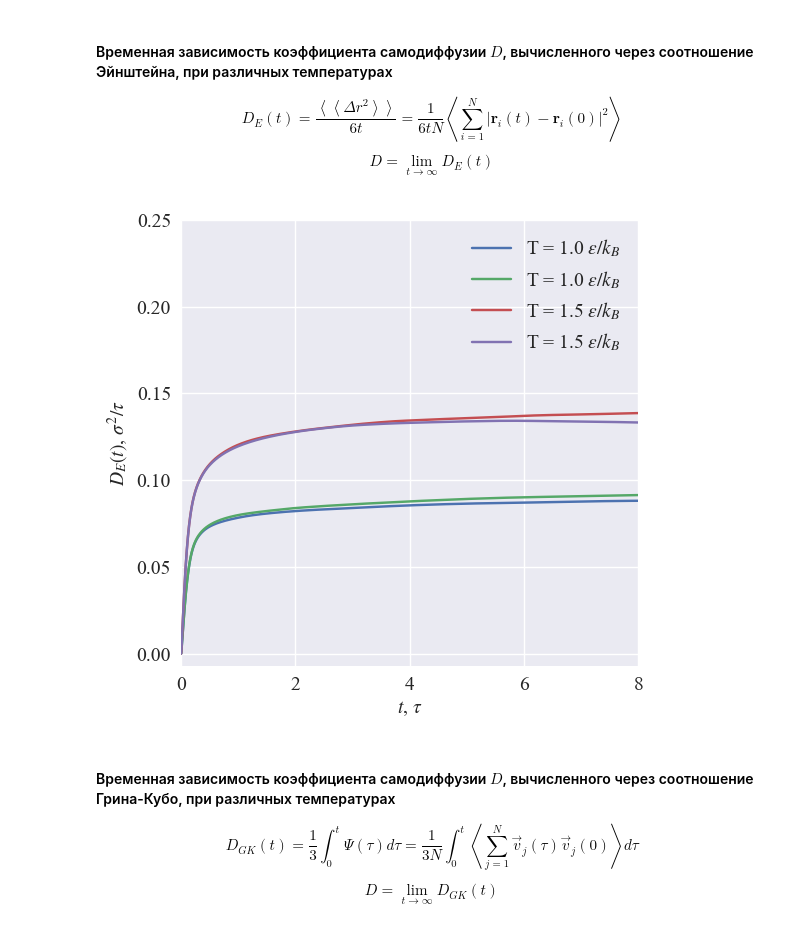
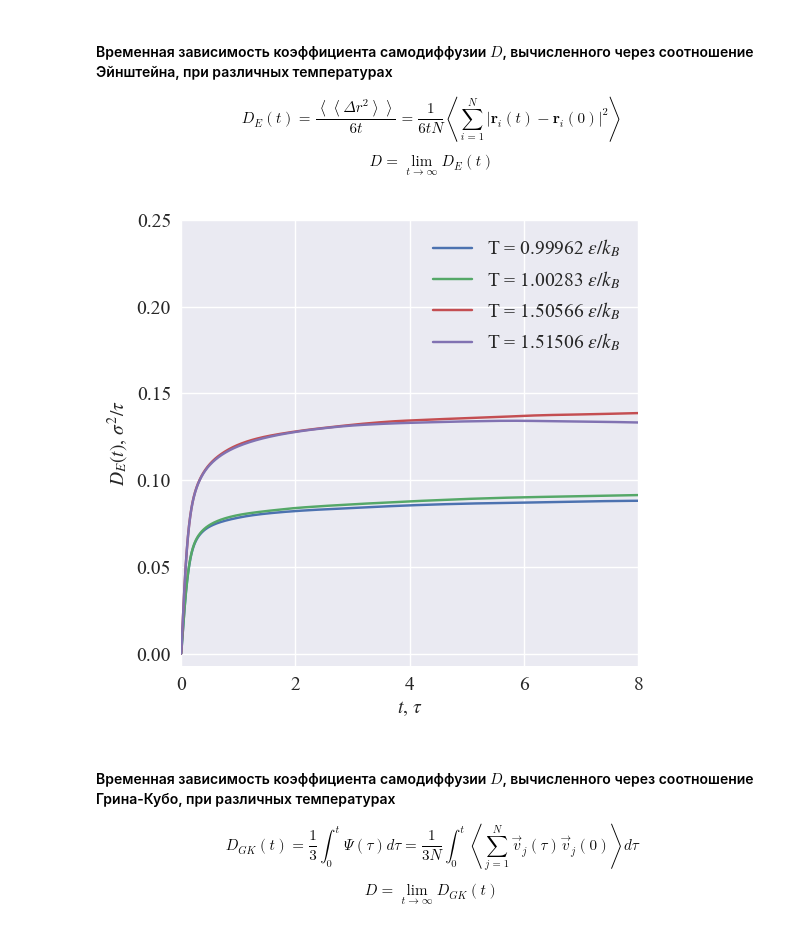
Before and after one commit to AlbertFarkhutdinov/molecular_dynamics, a Jupyter notebook: notebooks/2021-04-16.ipynb, the cells around one changed output. Cells and saved outputs as stored; diff of their text form; code cells hidden in the pictures.

```diff
--- a/notebooks/2021-04-16.ipynb
+++ b/notebooks/2021-04-16.ipynb
@@ -233,28 +142,12 @@ green_kubo_diffusion = np.zeros(len(parameters), dtype=np.float)
-# %%
-for i, tp_tuple in enumerate(parameters):
-    diff_data = einstein_diffusion_data[f'{tp_tuple[0]:.5f}'].values
-    plt.plot(
-        einstein_diffusion_data['time'].values,
-        diff_data,
-        label=f'T = {tp_tuple[0]:.1f} $\epsilon / k_B$',
-    );
-    einstein_diffusion[i] = diff_data[-1]
-
-plt.xlabel(r'$t$, $\tau$');
-plt.ylabel(r'$D_E(t)$, $\sigma^2 / \tau$');
-plt.xlim(
-    left=0,
-    right=8,
-);
-plt.ylim(
-#     bottom=0,
-    top=0.25,
-);
-plt.legend();
-
-save_plot(f'diffusion_einstein_{plot_filename_postfix}.png')
-# %% [output]
-[figure, removed]
+# %%
+pp.plot_einstein_diffusion(
+    left=0,
+    right=8,
+#     bottom=0,
+    top=0.25,
+)
+# %% [output]
+[figure, added]
 # %% [markdown]
 #### Временная зависимость коэффициента самодиффузии $D$, вычисленного через соотношение Грина-Кубо, при различных температурах
 
```
Also changed, not shown: parts of 41 cells of this notebook, 30 other files.
